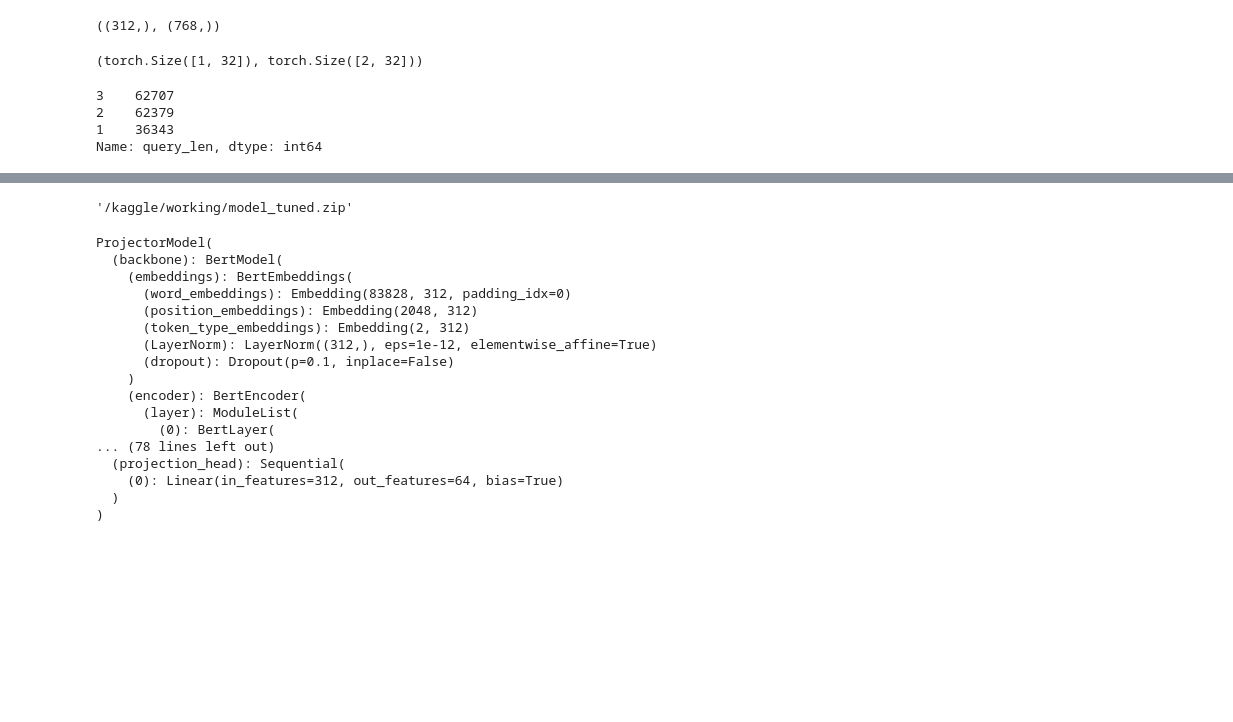
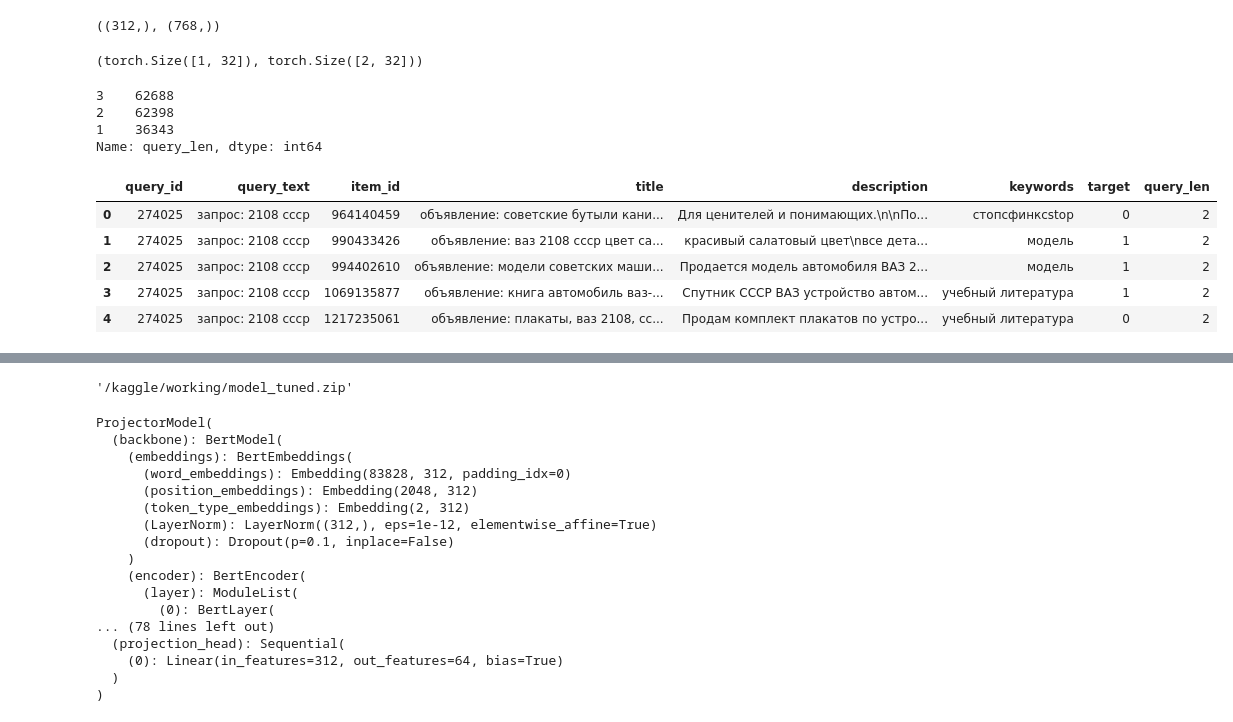
Before and after one commit to NBar05/aaa-project-search, a Jupyter notebook: notebooks/5-validation-fine-tuning.ipynb, the cells around one changed output, grey strips where cells are left out. Drawn from its saved outputs; the diff is of its cells as text; code cells hidden in the pictures; blank space fills up the shorter version.

```diff
--- a/notebooks/5-validation-fine-tuning.ipynb
+++ b/notebooks/5-validation-fine-tuning.ipynb
@@ -61,3 +69,19 @@ df.head(3)
 | 0 | 274025 | 2108 ссср | 964140459 | Советские бутыли канистры 60-80-х... | Для ценителей и понимающих.\n\nПо... | стопсфинксstop | 0 |
 | 1 | 274025 | 2108 ссср | 990433426 | Ваз 2108 СССР цвет салатовый 1/43... | красивый салатовый цвет\nвсе дета... | модель | 1 |
 | 2 | 274025 | 2108 ссср | 994402610 | Модели советских машин ваз 2102 п... | Продается модель автомобиля ВАЗ 2... | модель | 1 |
+# %%
+# Create lemmatizer and stopwords list
+mystem = Mystem()
+russian_stopwords = stopwords.words('russian')
+
+# Preprocess function
+def preprocess_text(text):
+    text = ' '.join(text.lower().split())
+
+#     tokens = mystem.lemmatize(text)
+#     tokens = [token for token in tokens if token not in russian_stopwords\
+#               and token != ' ' and token.strip() not in punctuation]
+
+#     text = ' '.join(tokens)
+
+    return text
@@ -63,0 +90,5 @@ df.head(3)
+# %%
+df.query_text = df.query_text.apply(preprocess_text)
+df.title = df.title.apply(preprocess_text)
+
+df.head(3)
@@ -233,10 +268,21 @@ df['query_len'] = df['query_text'].apply(lambda x: len(x.split(' ')))
 df.loc[df.query_len > 3, 'query_len'] = 3
 df.query_len.value_counts()
 # %% [output]
-3    62707
-2    62379
+3    62688
+2    62398
 1    36343
 Name: query_len, dtype: int64
+# %%
+df.title = 'объявление: ' + df.title
+df.query_text = 'запрос: ' + df.query_text
+df.head()
+# %% [output]
+|  | query_id | query_text | item_id | title | description | keywords | target | query_len |
+| 0 | 274025 | запрос: 2108 ссср | 964140459 | объявление: советские бутыли кани... | Для ценителей и понимающих.\n\nПо... | стопсфинксstop | 0 | 2 |
+| 1 | 274025 | запрос: 2108 ссср | 990433426 | объявление: ваз 2108 ссср цвет са... | красивый салатовый цвет\nвсе дета... | модель | 1 | 2 |
+| 2 | 274025 | запрос: 2108 ссср | 994402610 | объявление: модели советских маши... | Продается модель автомобиля ВАЗ 2... | модель | 1 | 2 |
+| 3 | 274025 | запрос: 2108 ссср | 1069135877 | объявление: книга автомобиль ваз-... | Спутник СССР ВАЗ устройство автом... | учебный литература | 1 | 2 |
+| 4 | 274025 | запрос: 2108 ссср | 1217235061 | объявление: плакаты, ваз 2108, сс... | Продам комплект плакатов по устро... | учебный литература | 0 | 2 |
 # %%
 %%time
 
```
Also changed, not shown: parts of 5 cells of this notebook, 3 other files.
